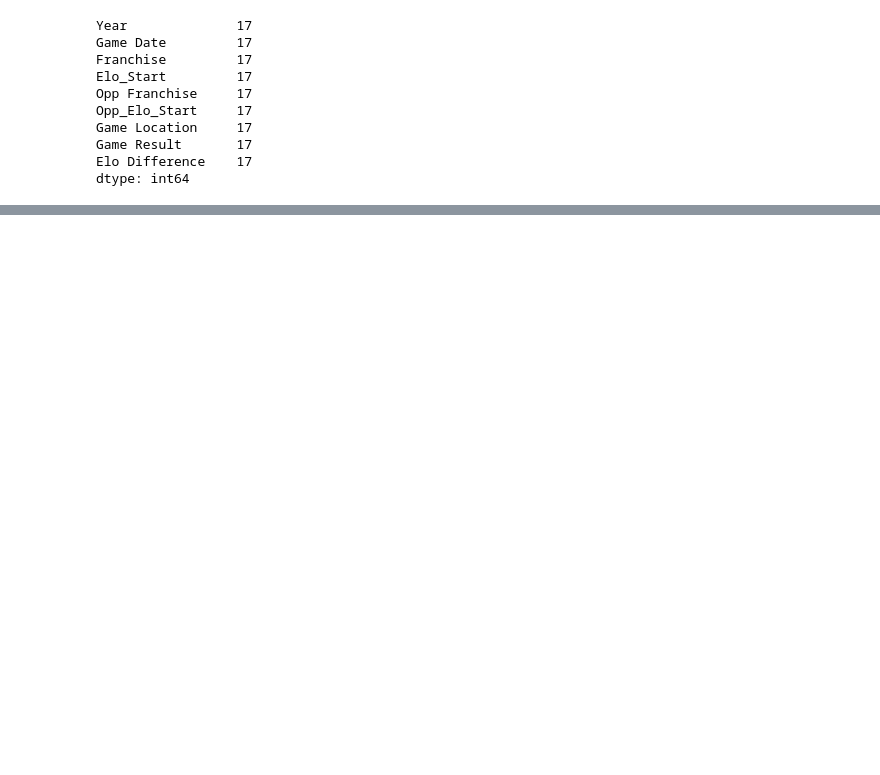
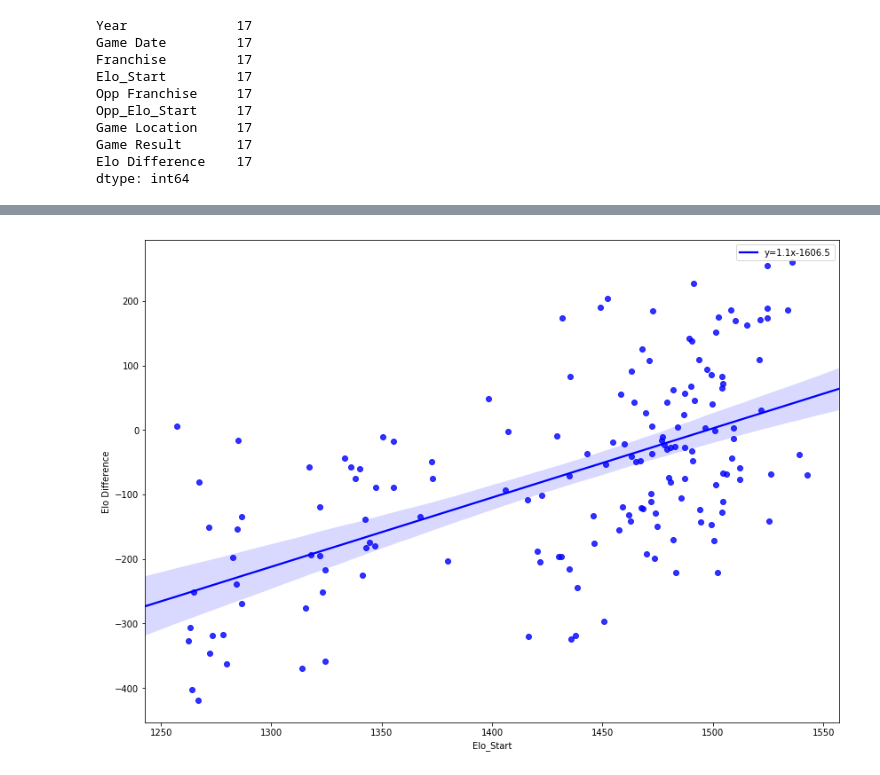
Before and after one commit to alz256/Data-Projects, a Jupyter notebook: Data Mining (Scatter Plot Lines Added) 5-11.ipynb, the cells around one changed output, grey strips where cells are left out. Saved outputs shown, nothing was run; the diff lists cells and outputs as text; code cells hidden in the pictures; blank space fills up the shorter version.

```diff
--- a/Data Mining (Scatter Plot Lines Added) 5-11.ipynb
+++ b/Data Mining (Scatter Plot Lines Added) 5-11.ipynb
@@ -111,7 +111,7 @@ upsetwins.head(5)
 | 116311 | 2012 | 2011-12-26 | Nets | 1352.2601 | Wizards | 1371.3854 | 1 | W | ... |
 # %%
 grp = upsetwins.groupby("Franchise")
-
+homecourt_grp = homecourt.groupby("Franchise")
 #This is good stuff. Groupby function essentially lets you split the dataframe into small dataframes within the larger data which
 #you can call to do operations. So here I split the dataframe into each franchise which lets us not double count games and
 #minimize how much processing we need to use per team
@@ -303,0 +304,16 @@ plt.show()
+# %%
+BucksHome = homecourt_grp.get_group("Bucks")
+# %%
+# get coeffs of linear fit
+slope, intercept, r_value, p_value, std_err = stats.linregress(BucksHome['Elo_Start'],BucksHome['Elo Difference'])
+
+# use line_kws to set line label for legend
+ax = sns.regplot(x="Elo_Start", y="Elo Difference", data= BucksHome, color='b',
+ line_kws={'label':"y={0:.1f}x{1:.1f}".format(slope,intercept)})
+
+# plot legend
+ax.legend()
+
+plt.show()
+# %% [output]
+[figure, added]
```
Also changed, not shown: parts of 8 cells of this notebook.
